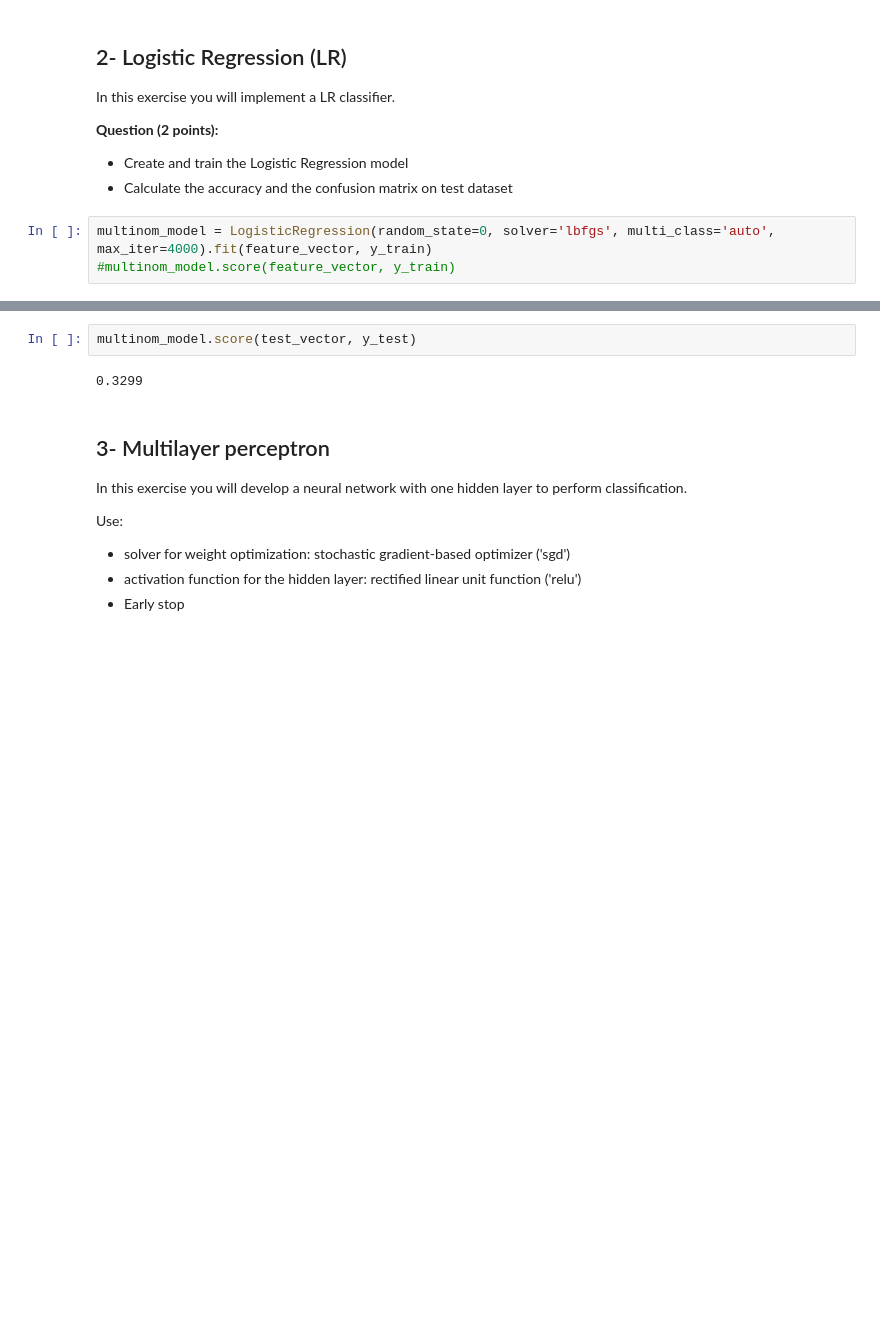
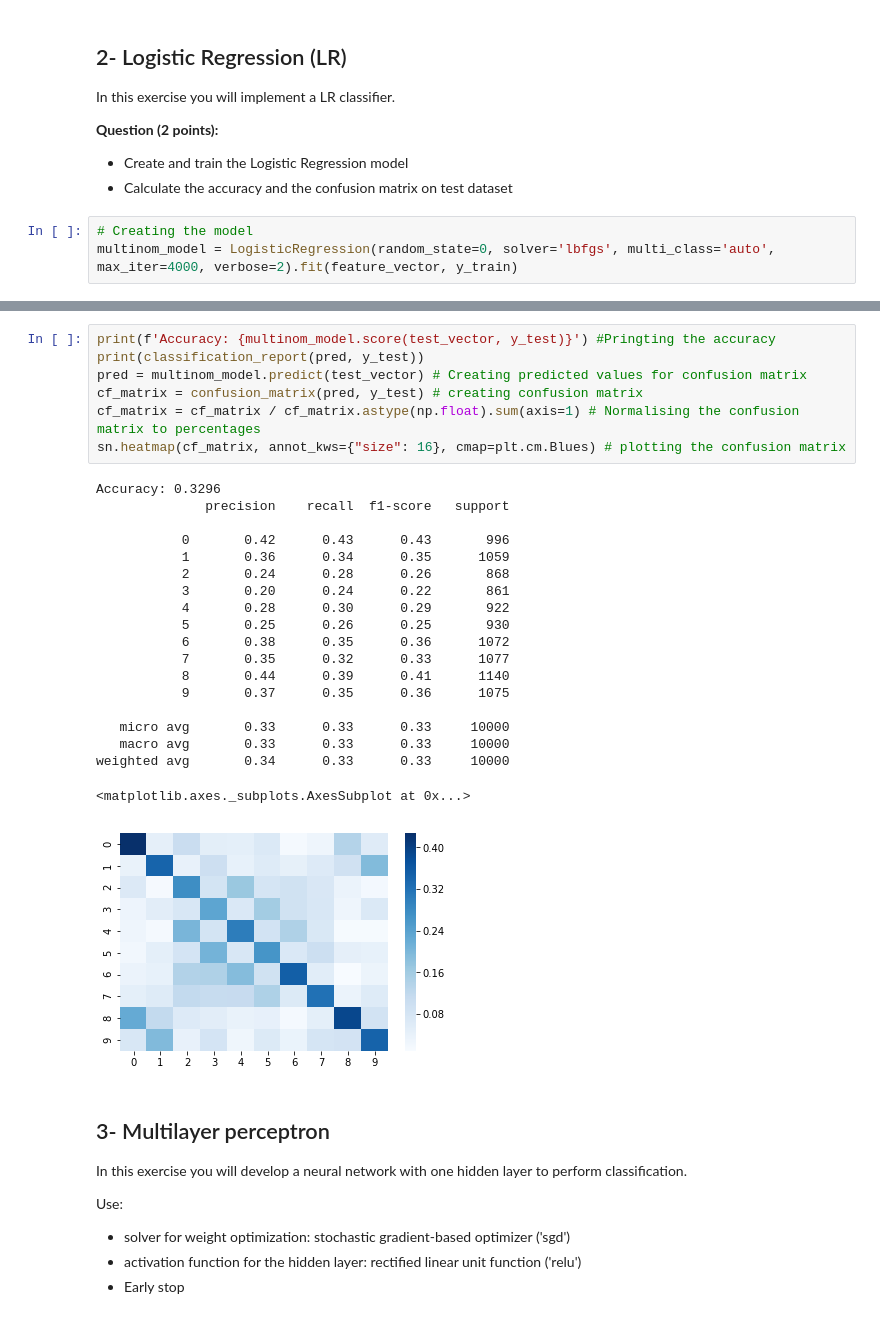
Before and after one commit to MesRot/ML_PL_Harkkatyo, a Jupyter notebook: Exercise_template.ipynb, the cells around one changed output, grey strips where cells are left out. Saved outputs shown, nothing was run; the diff lists cells and outputs as text; blank space fills up the shorter version.

```diff
--- a/Exercise_template.ipynb
+++ b/Exercise_template.ipynb
@@ -263,5 +264,5 @@ In this exercise you will implement a LR classifier.
 - Create and train the Logistic Regression model
 - Calculate the accuracy and the confusion matrix on test dataset
 # %%
-multinom_model = LogisticRegression(random_state=0, solver='lbfgs', multi_class='auto', max_iter=4000).fit(feature_vector, y_train)
-#multinom_model.score(feature_vector, y_train)
+# Creating the model
+multinom_model = LogisticRegression(random_state=0, solver='lbfgs', multi_class='auto', max_iter=4000, verbose=2).fit(feature_vector, y_train)
@@ -268,7 +273,30 @@ multinom_model = LogisticRegression(random_state=0, solver='lbfgs', multi_class=
-# %%
-multinom_model.score(test_vector, y_test)
-# %% [output]
-0.3299
+# %%
+print(f'Accuracy: {multinom_model.score(test_vector, y_test)}') #Pringting the accuracy
+print(classification_report(pred, y_test))
+pred = multinom_model.predict(test_vector) # Creating predicted values for confusion matrix
+cf_matrix = confusion_matrix(pred, y_test) # creating confusion matrix
+cf_matrix = cf_matrix / cf_matrix.astype(np.float).sum(axis=1) # Normalising the confusion matrix to percentages
+sn.heatmap(cf_matrix, annot_kws={"size": 16}, cmap=plt.cm.Blues) # plotting the confusion matrix
+# %% [output]
+Accuracy: 0.3296
+              precision    recall  f1-score   support
+
+           0       0.42      0.43      0.43       996
+           1       0.36      0.34      0.35      1059
+           2       0.24      0.28      0.26       868
+           3       0.20      0.24      0.22       861
+           4       0.28      0.30      0.29       922
+           5       0.25      0.26      0.25       930
+           6       0.38      0.35      0.36      1072
+           7       0.35      0.32      0.33      1077
+           8       0.44      0.39      0.41      1140
+           9       0.37      0.35      0.36      1075
+
+   micro avg       0.33      0.33      0.33     10000
+   macro avg       0.33      0.33      0.33     10000
+weighted avg       0.34      0.33      0.33     10000
+<matplotlib.axes._subplots.AxesSubplot at 0x...>
+[figure, added]
 # %% [markdown]
 ## 3- Multilayer perceptron
 In this exercise you will develop a neural network with one hidden layer to perform classification.
```
Also changed, not shown: parts of 17 cells of this notebook.
